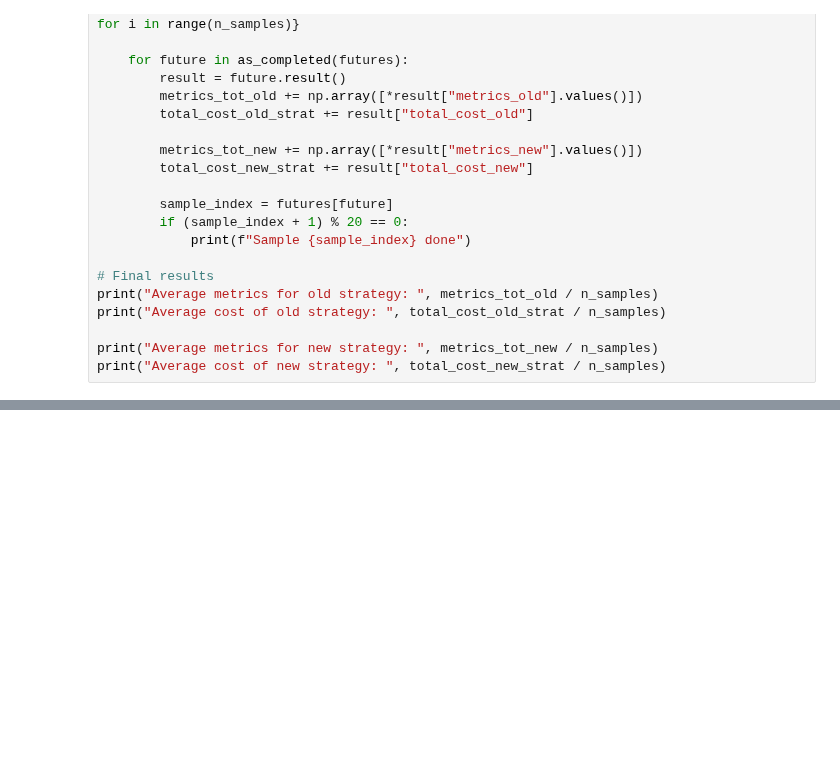
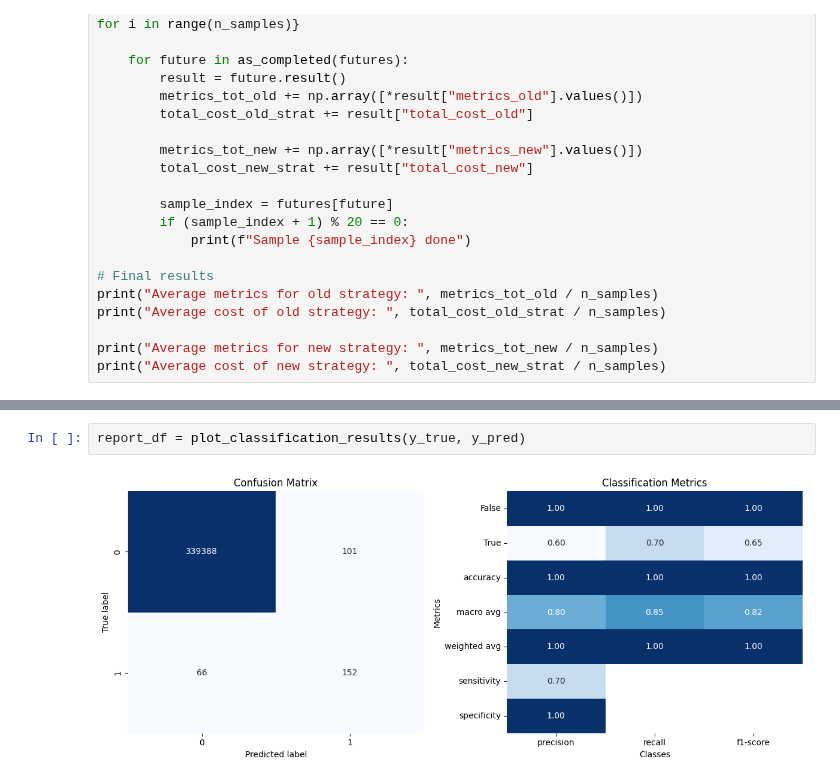
Before and after one commit to DanielCorralesAlonso/Decision_Model_Screening_CRC, a Jupyter notebook: use_cases.ipynb, the cells around one changed output, grey strips where cells are left out. Cells and saved outputs as stored; diff of their text form; blank space fills up the shorter version.

```diff
--- a/use_cases.ipynb
+++ b/use_cases.ipynb
@@ -586,0 +895,4 @@ print("Average cost of new strategy: ", total_cost_new_strat / n_samples)
+# %%
+report_df = plot_classification_results(y_true, y_pred)
+# %% [output]
+[figure, added]
```
Also changed, not shown: parts of 19 cells of this notebook, 16 other files.
